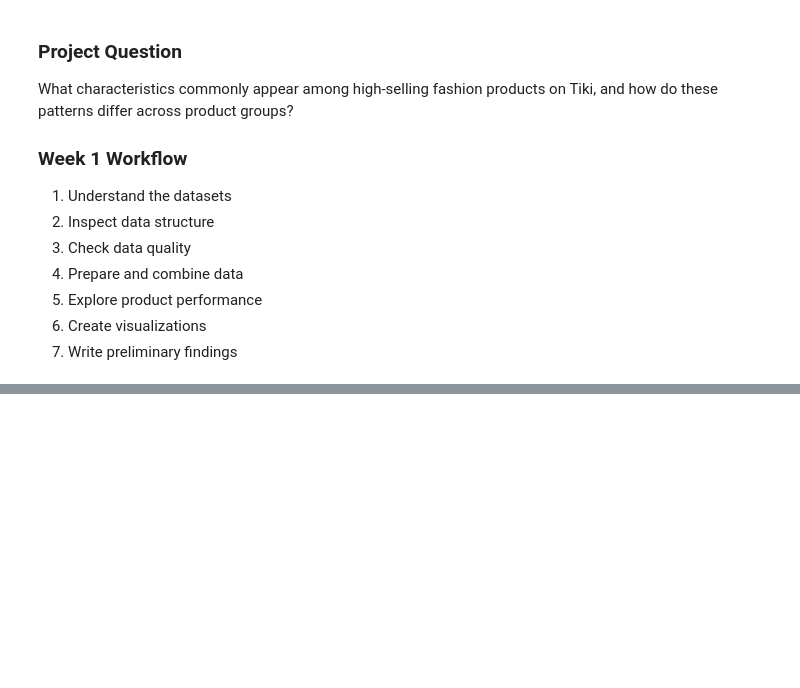
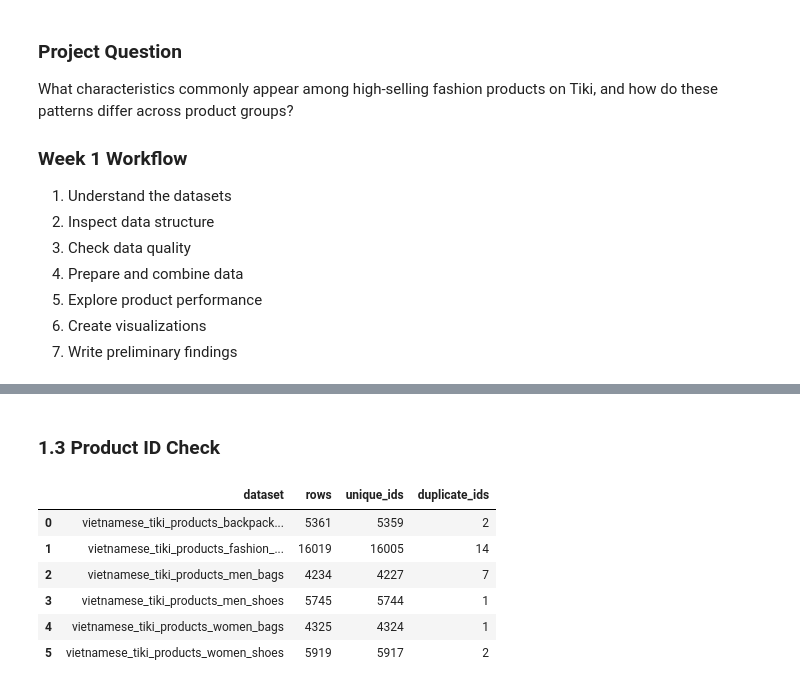
Before and after one commit to thuhien26/Tiki-ecommerce-analysis, a Jupyter notebook: notebooks/week01_eda.ipynb, the cells around one changed output, grey strips where cells are left out. Saved outputs shown, nothing was run; the diff lists cells and outputs as text; code cells hidden in the pictures; blank space fills up the shorter version.

```diff
--- a/notebooks/week01_eda.ipynb
+++ b/notebooks/week01_eda.ipynb
@@ -124,0 +140,24 @@ memory usage: 722.6 KB
+# %% [markdown]
+### 1.3 Product ID Check
+# %%
+id_summary = []
+
+for name, df in datasets.items():
+    id_summary.append({
+        "dataset": name,
+        "rows": len(df),
+        "unique_ids": df["id"].nunique(),
+        "duplicate_ids": df["id"].duplicated().sum()
+    })
+
+id_summary = pd.DataFrame(id_summary)
+
+id_summary
+# %% [output]
+|  | dataset | rows | unique_ids | duplicate_ids |
+| 0 | vietnamese_tiki_products_backpack... | 5361 | 5359 | 2 |
+| 1 | vietnamese_tiki_products_fashion_... | 16019 | 16005 | 14 |
+| 2 | vietnamese_tiki_products_men_bags | 4234 | 4227 | 7 |
+| 3 | vietnamese_tiki_products_men_shoes | 5745 | 5744 | 1 |
+| 4 | vietnamese_tiki_products_women_bags | 4325 | 4324 | 1 |
+| 5 | vietnamese_tiki_products_women_shoes | 5919 | 5917 | 2 |
```
Also changed, not shown: parts of 27 cells of this notebook.
